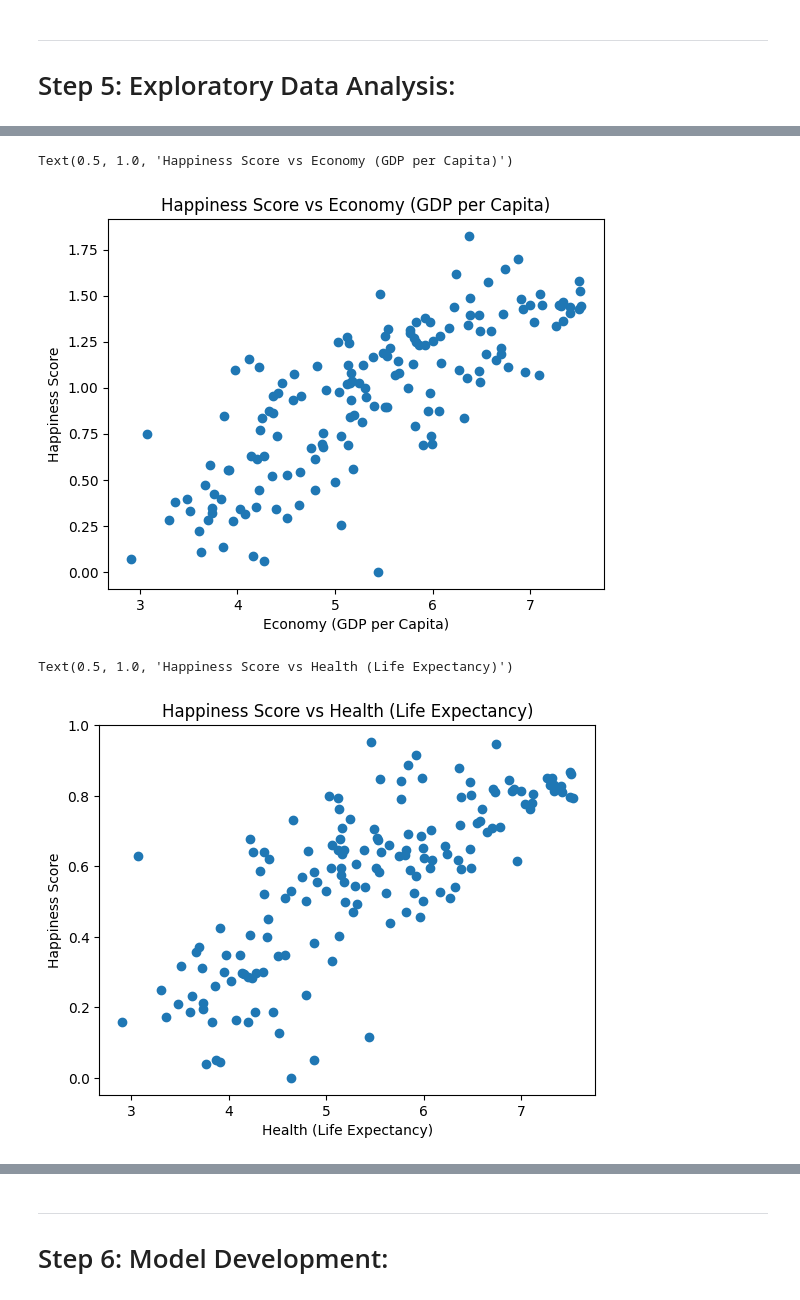
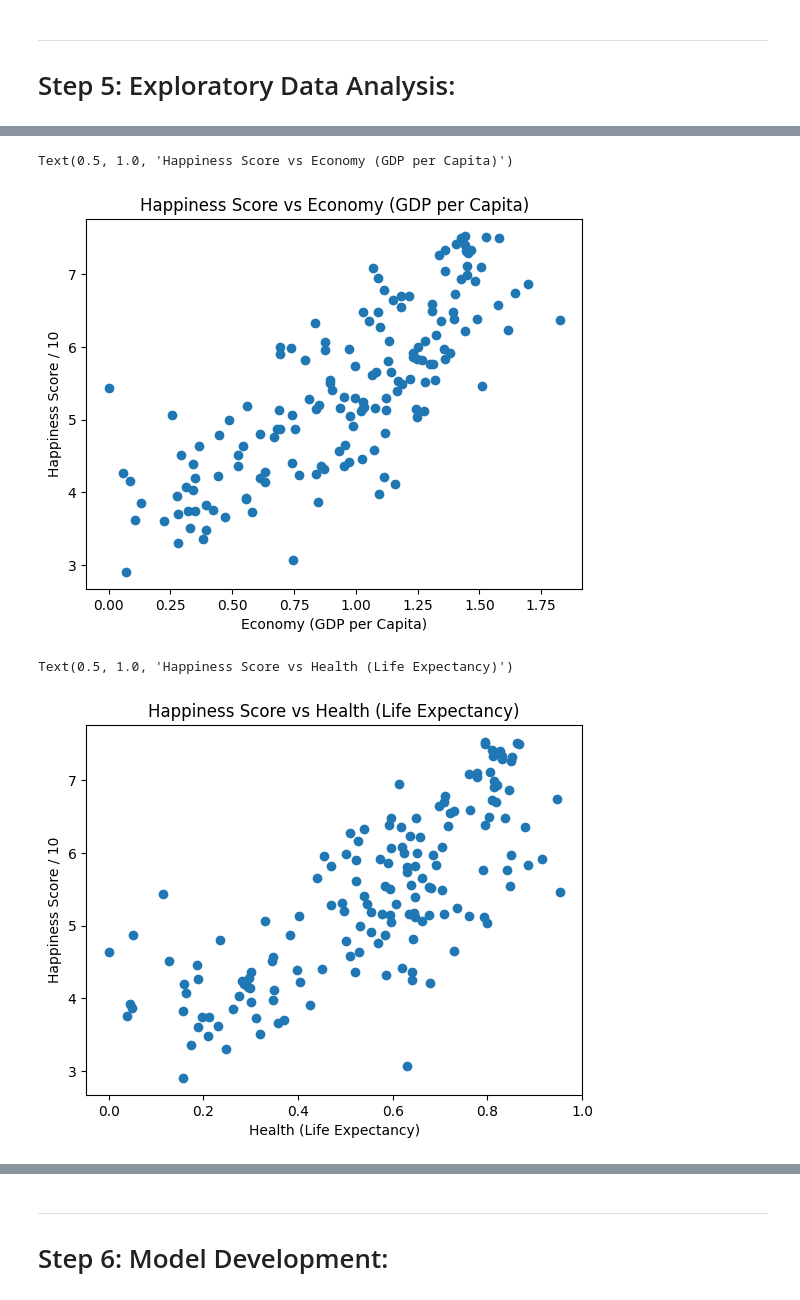
Before and after one commit to Hormone4/World-Happiness-Machine-Learning, a Jupyter notebook: main.ipynb, the cells around one changed output, grey strips where cells are left out. Drawn from its saved outputs; the diff is of its cells as text; code cells hidden in the pictures.

```diff
--- a/main.ipynb
+++ b/main.ipynb
@@ -110,17 +119,17 @@ We can see that many values are missing
 # %%
-plt.pyplot.scatter(D["Happiness Score"], D["Economy (GDP per Capita)"])
-plt.pyplot.ylabel("Happiness Score")
+plt.pyplot.scatter(D["Economy (GDP per Capita)"], D["Happiness Score"])
+plt.pyplot.ylabel('Happiness Score / 10')
 plt.pyplot.xlabel("Economy (GDP per Capita)")
 plt.pyplot.title("Happiness Score vs Economy (GDP per Capita)")
 # %% [output]
 Text(0.5, 1.0, 'Happiness Score vs Economy (GDP per Capita)')
-[figure, old version]
+[figure, new version]
 # %%
-plt.pyplot.scatter(D["Happiness Score"], D["Health (Life Expectancy)"])
-plt.pyplot.ylabel("Happiness Score")
+plt.pyplot.scatter(D["Health (Life Expectancy)"], D["Happiness Score"])
+plt.pyplot.ylabel('Happiness Score / 10')
 plt.pyplot.xlabel("Health (Life Expectancy)")
 plt.pyplot.title("Happiness Score vs Health (Life Expectancy)")
 # %% [output]
 Text(0.5, 1.0, 'Happiness Score vs Health (Life Expectancy)')
-[figure, old version]
+[figure, new version]
 # %%
```
Also changed, not shown: parts of 6 cells of this notebook.
